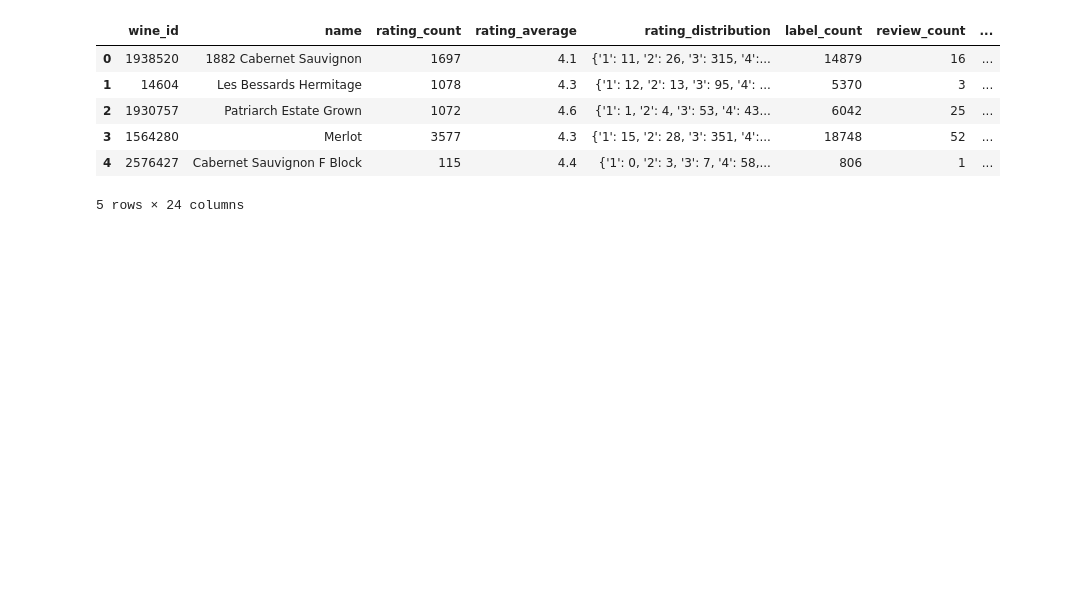
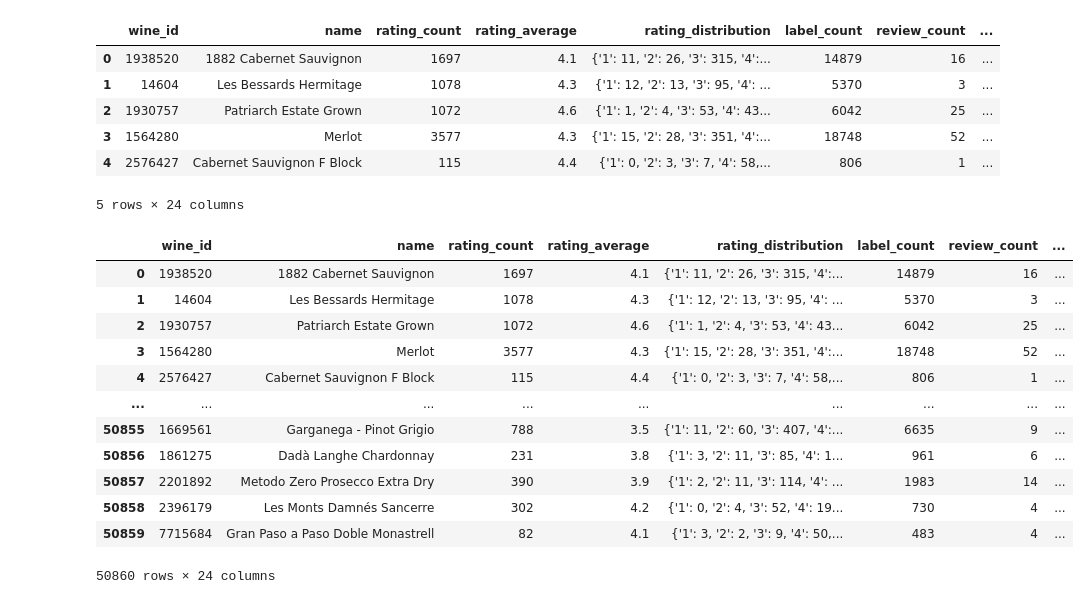
Before and after one commit to tobigs-reco-conf-1314/Tommelier, a Jupyter notebook: jinseok/1203_prep4DNN.ipynb, the cells around one changed output. Saved outputs shown, nothing was run; the diff lists cells and outputs as text; code cells hidden in the pictures; blank space fills up the shorter version.

```diff
--- a/jinseok/1203_prep4DNN.ipynb
+++ b/jinseok/1203_prep4DNN.ipynb
@@ -254,24 +254,24 @@ columns = ['wine_id', 'name', 'rating_count', 'rating_average', 'rating_distribu
 item = (pd.DataFrame(zip(
     wine['wine_id'].values(), # wine_id
     wine['name'].values(), # wine명
-    wine['rating_count'].values(), # wine rating 개수
-    wine['rating_average'].values(), # wine rating 평균
-    wine['rating_distribution'].values(), # wine rating 분포도
-    wine['label_count'].values(), # wine label 개수
-    wine['review_count'].values(), # wine review 개수
-    wine['type_id'].values(), # wine type
-    wine['body'].values(), # wine
-    wine['acidity'].values(),
-    wine['alcohol'].values(),
-    wine['food'].values(),
-    wine['grapes_id'].values(),
-    wine['grapes_count'].values(),
-    wine['grape_composition'].values(),
+    wine['rating_count'].values(), # wine rating 개수 -> continuous
+    wine['rating_average'].values(), # wine rating 평균 -> continuous
+#     wine['rating_distribution'].values(), # wine rating
+    wine['label_count'].values(), # wine label 개수 -> continuous
+    wine['review_count'].values(), # wine review 개수 -> continuous
+    wine['type_id'].values(), # wine type -> categorical
+    wine['body'].values(), # wine taste - body -> continuous
+    wine['acidity'].values(), # wine taste - acidity -> continuous
+    wine['alcohol'].values(), # wine taste - alcohol -> continuous
+    wine['food'].values(), # wine with food -> categorical
+    wine['grapes_id'].values(), # wine 포도 원산지? -> categorical
+    wine['grapes_count'].values(), # wine 포도 원산지 개수? -> continuous
+#     wine['grape_composition'].values(),
 #     wine['rank'].values(),
-    wine['region_id'].values(),
+    wine['region_id'].values(), # wine 생산지역 -> categorical
 #     wine['region_name'].values(),
-    wine['country_code'].values(),
-    wine['country_most_used_grapes_id'].values(),
+    wine['country_code'].values(), # wine 생산국가 -> categorical
+#     wine['country_most_used_grapes_id'].values(), wine 생산국가로 구별 가능
     wine['country_most_used_grapes_wines_count'].values(),
     wine['winery_id'].values(),
     wine['winery_ratings_count'].values(),
@@ -289,3 +346,19 @@ item.head()
 | 3 | 1564280 | Merlot | 3577 | 4.3 | {'1': 15, '2': 28, '3': 351, '4':... | 18748 | 52 | ... |
 | 4 | 2576427 | Cabernet Sauvignon F Block | 115 | 4.4 | {'1': 0, '2': 3, '3': 7, '4': 58,... | 806 | 1 | ... |
 5 rows × 24 columns
+# %%
+item
+# %% [output]
+|  | wine_id | name | rating_count | rating_average | rating_distribution | label_count | review_count | ... |
+| 0 | 1938520 | 1882 Cabernet Sauvignon | 1697 | 4.1 | {'1': 11, '2': 26, '3': 315, '4':... | 14879 | 16 | ... |
+| 1 | 14604 | Les Bessards Hermitage | 1078 | 4.3 | {'1': 12, '2': 13, '3': 95, '4': ... | 5370 | 3 | ... |
+| 2 | 1930757 | Patriarch Estate Grown | 1072 | 4.6 | {'1': 1, '2': 4, '3': 53, '4': 43... | 6042 | 25 | ... |
+| 3 | 1564280 | Merlot | 3577 | 4.3 | {'1': 15, '2': 28, '3': 351, '4':... | 18748 | 52 | ... |
+| 4 | 2576427 | Cabernet Sauvignon F Block | 115 | 4.4 | {'1': 0, '2': 3, '3': 7, '4': 58,... | 806 | 1 | ... |
+| ... | ... | ... | ... | ... | ... | ... | ... | ... |
+| 50855 | 1669561 | Garganega - Pinot Grigio | 788 | 3.5 | {'1': 11, '2': 60, '3': 407, '4':... | 6635 | 9 | ... |
+| 50856 | 1861275 | Dadà Langhe Chardonnay | 231 | 3.8 | {'1': 3, '2': 11, '3': 85, '4': 1... | 961 | 6 | ... |
+| 50857 | 2201892 | Metodo Zero Prosecco Extra Dry | 390 | 3.9 | {'1': 2, '2': 11, '3': 114, '4': ... | 1983 | 14 | ... |
+| 50858 | 2396179 | Les Monts Damnés Sancerre | 302 | 4.2 | {'1': 0, '2': 4, '3': 52, '4': 19... | 730 | 4 | ... |
+| 50859 | 7715684 | Gran Paso a Paso Doble Monastrell | 82 | 4.1 | {'1': 3, '2': 2, '3': 9, '4': 50,... | 483 | 4 | ... |
+50860 rows × 24 columns
```
Also changed, not shown: parts of 4 cells of this notebook.
